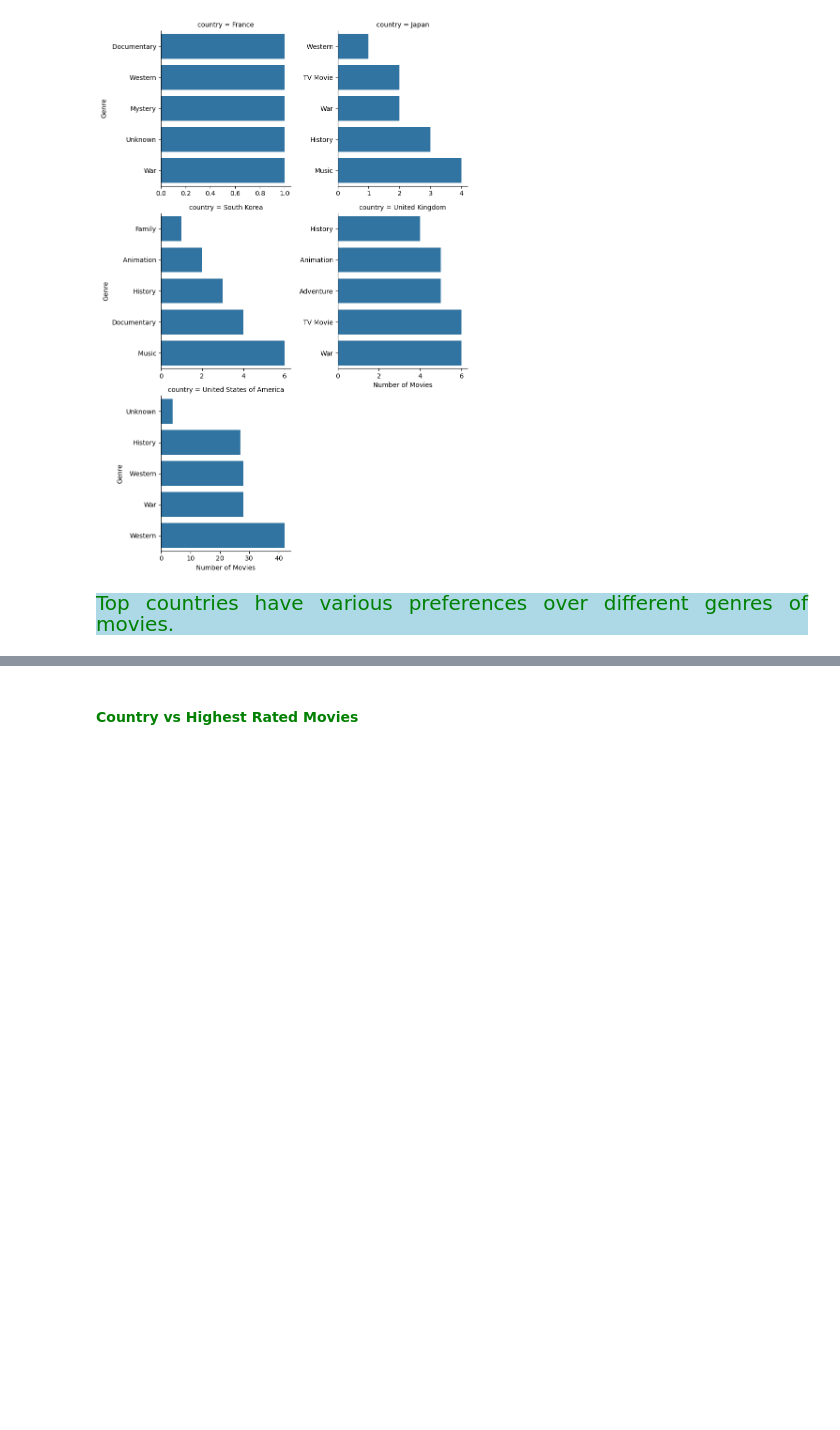
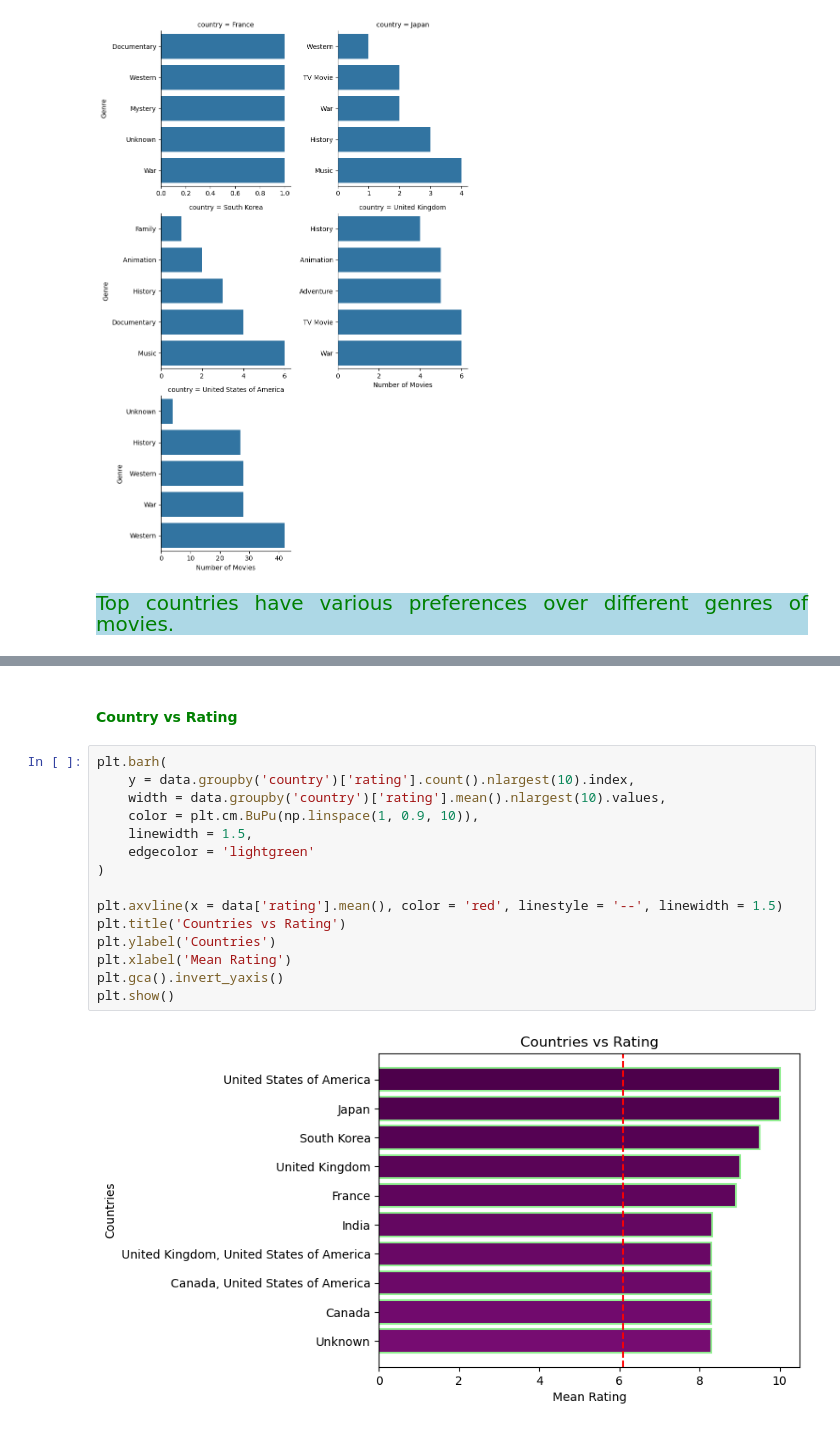
Before and after one commit to Kartika-Nidhi/DS_Projects, a Jupyter notebook: Netflix2025Analysis.ipynb, the cells around one changed output, grey strips where cells are left out. Saved outputs shown, nothing was run; the diff lists cells and outputs as text; blank space fills up the shorter version.

Commit message:
Country vs rating and genres vs popularity analysis completed

```diff
--- a/Netflix2025Analysis.ipynb
+++ b/Netflix2025Analysis.ipynb
@@ -530,4 +530,21 @@ plt.show()
 # %% [markdown]
 <div>
 # %% [markdown]
-<h4 style = "color:green">Country vs Highest Rated Movies
+<h4 style = "color:green">Country vs Rating
+# %%
+plt.barh(
+    y = data.groupby('country')['rating'].count().nlargest(10).index,
+    width = data.groupby('country')['rating'].mean().nlargest(10).values,
+    color = plt.cm.BuPu(np.linspace(1, 0.9, 10)),
+    linewidth = 1.5,
+    edgecolor = 'lightgreen'
+)
+
+plt.axvline(x = data['rating'].mean(), color = 'red', linestyle = '--', linewidth = 1.5)
+plt.title('Countries vs Rating')
+plt.ylabel('Countries')
+plt.xlabel('Mean Rating')
+plt.gca().invert_yaxis()
+plt.show()
+# %% [output]
+[figure, added]
```
Also changed, not shown: parts of 7 cells of this notebook.
